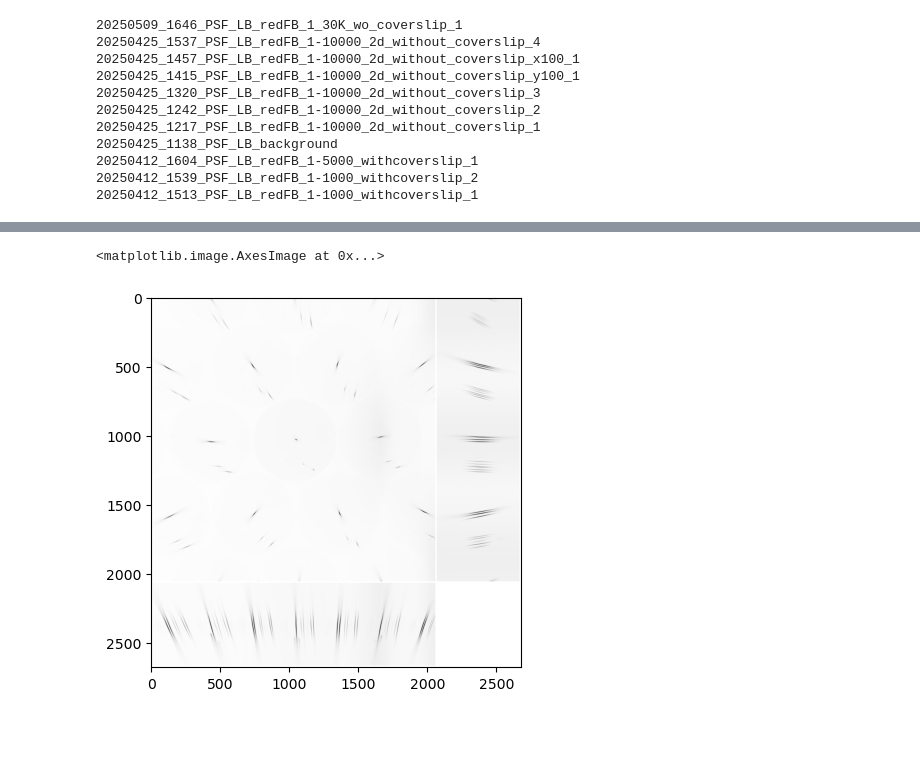
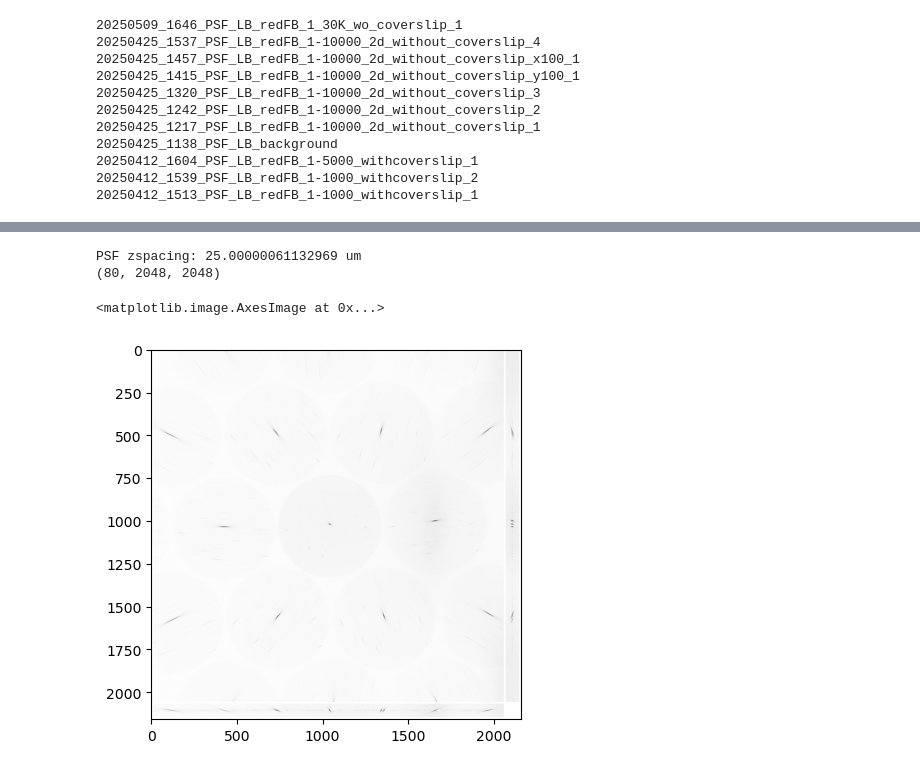
Before and after one commit to LukBorn/LFM, a Jupyter notebook: imaging/generate_psf.ipynb, the cells around one changed output, grey strips where cells are left out. Cells and saved outputs as stored; diff of their text form; code cells hidden in the pictures; blank space fills up the shorter version.

```diff
--- a/imaging/generate_psf.ipynb
+++ b/imaging/generate_psf.ipynb
@@ -23,5 +25,6 @@ from daio import lazyh5
 # %%
-pn_rec = r"Y:/hpc/r/lfm2025/psfs"
+# pn_rec = r"Y:/hpc/r/lfm2025/psfs"
+pn_rec = r"~/hpc-r/lfm2025/psfs"
 includes = ['']
 excludes = []
 
@@ -41,10 +44,12 @@ print('\n'.join(recs))
 20250412_1539_PSF_LB_redFB_1-1000_withcoverslip_2
 20250412_1513_PSF_LB_redFB_1-1000_withcoverslip_1
 # %%
-dataset_name = "20250509_1646_PSF_LB_redFB_1_30K_wo_coverslip_1"
-fn = os.path.join(pn_rec, dataset_name, 'psf.h5')
+dataset_name = "20250425_1320_PSF_LB_redFB_1-10000_2d_without_coverslip_3"
+fn = os.path.expanduser(os.path.join(pn_rec, dataset_name, 'psf.h5'))
 with h5py.File(fn, 'r') as f:
+    print(f.keys())
     psf = np.array(f['psf'])
+    # z_pos=  np.array(f['z_positions'])
 plt.imshow(create_projection_image(psf,np.max,pad=10), cmap= "binary")
 psf_orig = psf
 # %% [output]
@@ -58,12 +58,16 @@ sideview = psf.max(axis = 1)
 # %%
-start =400
-end=1000
+start =40
+end=-40
 downsample = 1
+print(f"PSF zspacing: {np.abs(np.diff(z_pos[start:end:downsample])).mean()*1000} um")
 psf = psf_orig[start:end:downsample,:,:]
+print(psf.shape)
 plt.imshow(create_projection_image(psf,np.max,pad=10), cmap="binary")
 # %% [output]
-<matplotlib.image.AxesImage at 0x...>
+PSF zspacing: 25.00000061132969 um
+(80, 2048, 2048)
+<matplotlib.image.AxesImage at 0x...>
-[figure, old version]
+[figure, new version]
 # %%
 # detect the subimages
 '''
```
Also changed, not shown: parts of 26 cells of this notebook, 4 other files.
